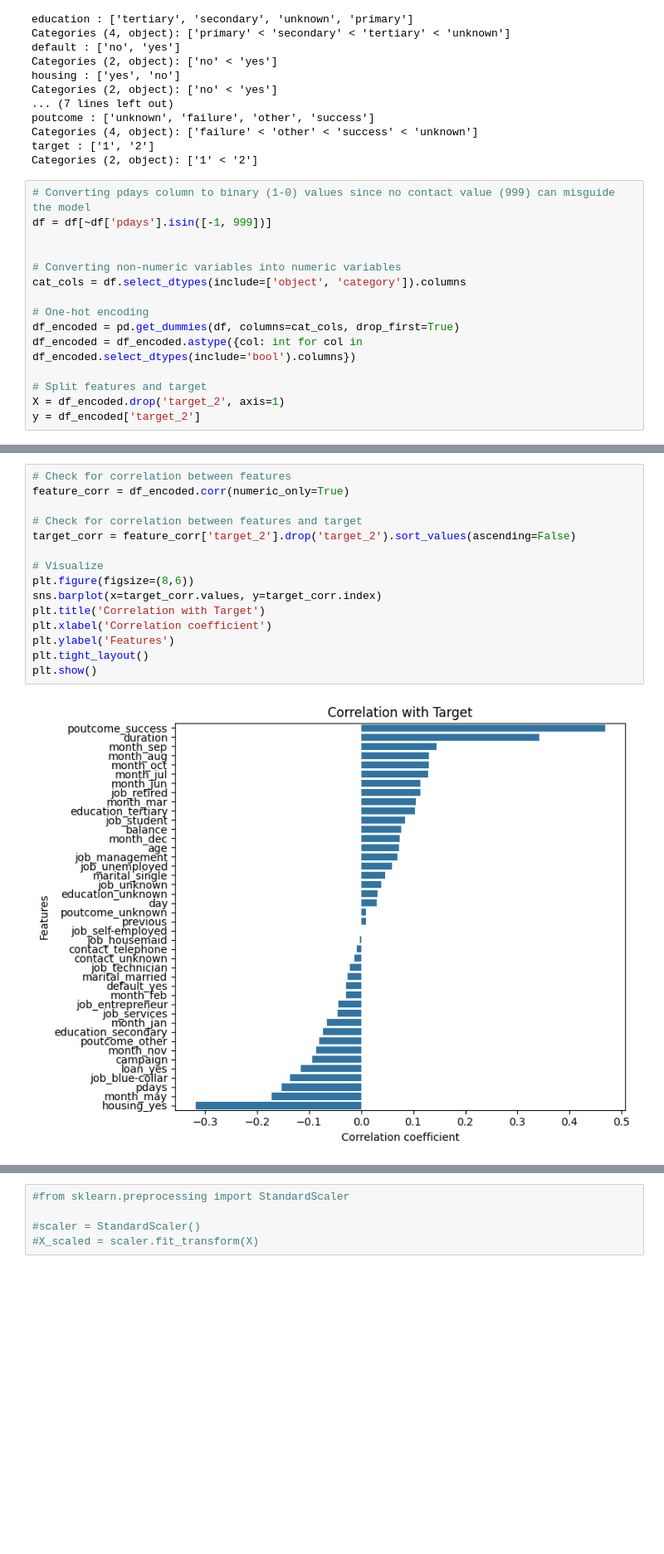
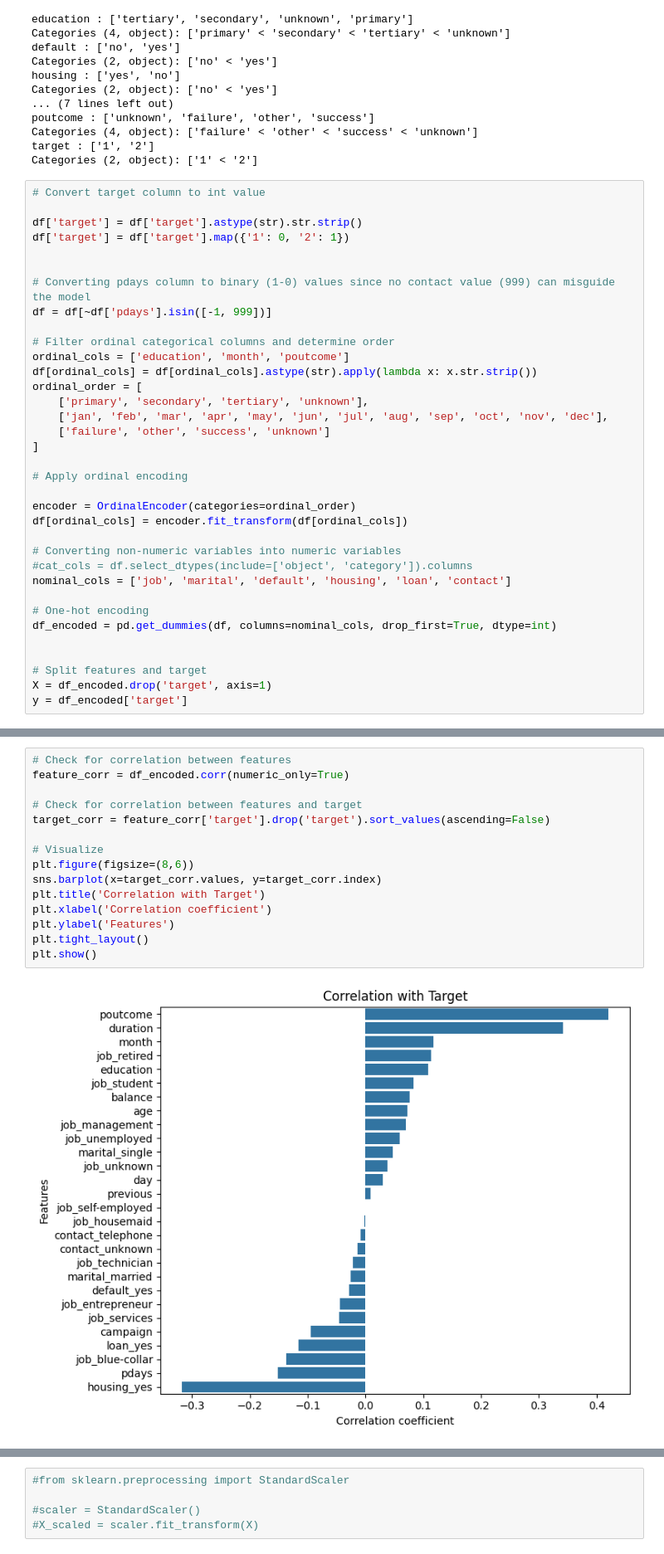
Before and after one commit to sisyphusinthegit/bankcredit-ml-project, a Jupyter notebook: bankcredit_linearmodel.ipynb, the cells around one changed output, grey strips where cells are left out. Shown at 83% size. Cells and saved outputs as stored; diff of their text form; blank space fills up the shorter version.

```diff
--- a/bankcredit_linearmodel.ipynb
+++ b/bankcredit_linearmodel.ipynb
@@ -143,17 +150,37 @@ Categories (4, object): ['failure' < 'other' < 'success' < 'unknown']
 target : ['1', '2']
 Categories (2, object): ['1' < '2']
 # %%
+# Convert target column to int value
+
+df['target'] = df['target'].astype(str).str.strip()
+df['target'] = df['target'].map({'1': 0, '2': 1})
+
+
 # Converting pdays column to binary (1-0) values since no contact value (999) can misguide the model
 df = df[~df['pdays'].isin([-1, 999])]
 
+# Filter ordinal categorical columns and determine order
+ordinal_cols = ['education', 'month', 'poutcome']
+df[ordinal_cols] = df[ordinal_cols].astype(str).apply(lambda x: x.str.strip())
+ordinal_order = [
+    ['primary', 'secondary', 'tertiary', 'unknown'],
+    ['jan', 'feb', 'mar', 'apr', 'may', 'jun', 'jul', 'aug', 'sep', 'oct', 'nov', 'dec'],
+    ['failure', 'other', 'success', 'unknown']
+]
+
+# Apply ordinal encoding
+
+encoder = OrdinalEncoder(categories=ordinal_order)
+df[ordinal_cols] = encoder.fit_transform(df[ordinal_cols])
 
 # Converting non-numeric variables into numeric variables
-cat_cols = df.select_dtypes(include=['object', 'category']).columns
+#cat_cols = df.select_dtypes(include=['object', 'category']).columns
+nominal_cols = ['job', 'marital', 'default', 'housing', 'loan', 'contact']
 
 # One-hot encoding
-df_encoded = pd.get_dummies(df, columns=cat_cols, drop_first=True)
-df_encoded = df_encoded.astype({col: int for col in df_encoded.select_dtypes(include='bool').columns})
+df_encoded = pd.get_dummies(df, columns=nominal_cols, drop_first=True, dtype=int)
+
 
 # Split features and target
-X = df_encoded.drop('target_2', axis=1)
-y = df_encoded['target_2']
+X = df_encoded.drop('target', axis=1)
+y = df_encoded['target']
@@ -184,17 +222,17 @@ plt.show()
 # %%
 # Check for correlation between features
 feature_corr = df_encoded.corr(numeric_only=True)
 
 # Check for correlation between features and target
-target_corr = feature_corr['target_2'].drop('target_2').sort_values(ascending=False)
+target_corr = feature_corr['target'].drop('target').sort_values(ascending=False)
 
 # Visualize
 plt.figure(figsize=(8,6))
 sns.barplot(x=target_corr.values, y=target_corr.index)
 plt.title('Correlation with Target')
 plt.xlabel('Correlation coefficient')
 plt.ylabel('Features')
 plt.tight_layout()
 plt.show()
 # %% [output]
-[figure, old version]
+[figure, new version]
```
Also changed, not shown: parts of 10 cells of this notebook.
